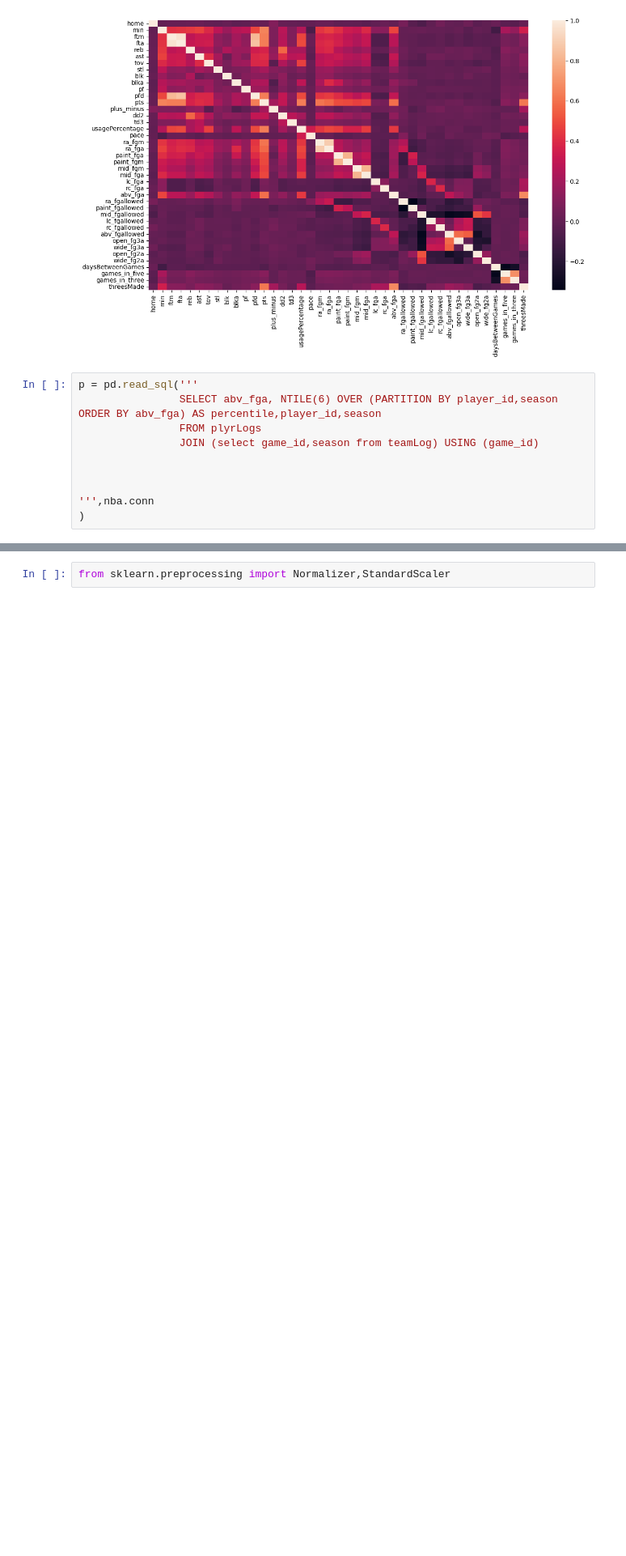
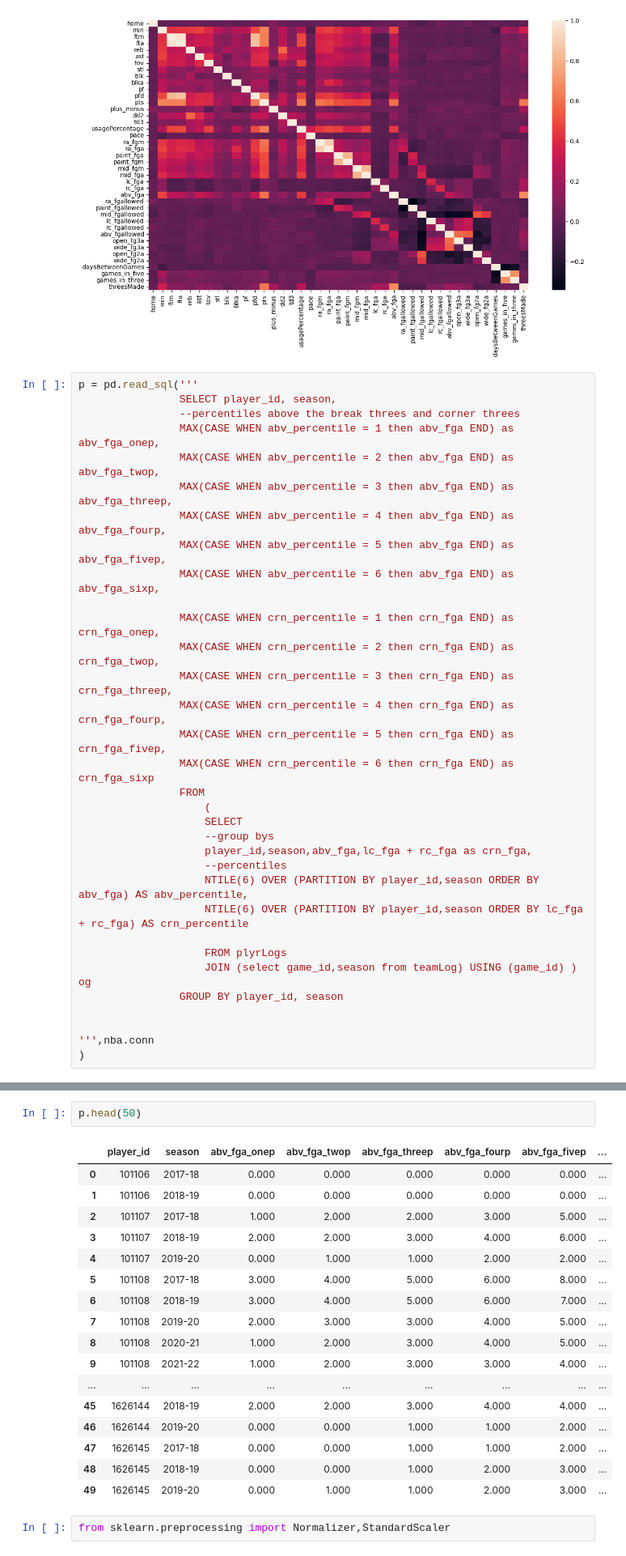
Before and after one commit to eac521/bets, a Jupyter notebook: nba/EDA.ipynb, the cells around one changed output, grey strips where cells are left out. Shown at 81% size. Cells and saved outputs as stored; diff of their text form; blank space fills up the shorter version.

```diff
--- a/nba/EDA.ipynb
+++ b/nba/EDA.ipynb
@@ -1183,10 +1220,33 @@ sns.heatmap(X.filter([col for col in X.columns if col not in ['abv_fgm','rc_fgm'
 [figure]
 # %%
 p = pd.read_sql('''
-                SELECT abv_fga, NTILE(6) OVER (PARTITION BY player_id,season ORDER BY abv_fga) AS percentile,player_id,season
-                FROM plyrLogs
-                JOIN (select game_id,season from teamLog) USING (game_id)
+                SELECT player_id, season,
+                --percentiles above the break threes and corner threes
+                MAX(CASE WHEN abv_percentile = 1 then abv_fga END) as abv_fga_onep,
+                MAX(CASE WHEN abv_percentile = 2 then abv_fga END) as abv_fga_twop,
+                MAX(CASE WHEN abv_percentile = 3 then abv_fga END) as abv_fga_threep,
+                MAX(CASE WHEN abv_percentile = 4 then abv_fga END) as abv_fga_fourp,
+                MAX(CASE WHEN abv_percentile = 5 then abv_fga END) as abv_fga_fivep,
+                MAX(CASE WHEN abv_percentile = 6 then abv_fga END) as abv_fga_sixp,
 
+                MAX(CASE WHEN crn_percentile = 1 then crn_fga END) as crn_fga_onep,
+                MAX(CASE WHEN crn_percentile = 2 then crn_fga END) as crn_fga_twop,
+                MAX(CASE WHEN crn_percentile = 3 then crn_fga END) as crn_fga_threep,
+                MAX(CASE WHEN crn_percentile = 4 then crn_fga END) as crn_fga_fourp,
+                MAX(CASE WHEN crn_percentile = 5 then crn_fga END) as crn_fga_fivep,
+                MAX(CASE WHEN crn_percentile = 6 then crn_fga END) as crn_fga_sixp
+                FROM
+                    (
+                    SELECT
+                    --group bys
+                    player_id,season,abv_fga,lc_fga + rc_fga as crn_fga,
+                    --percentiles
+                    NTILE(6) OVER (PARTITION BY player_id,season ORDER BY abv_fga) AS abv_percentile,
+                    NTILE(6) OVER (PARTITION BY player_id,season ORDER BY lc_fga + rc_fga) AS crn_percentile
+
+                    FROM plyrLogs
+                    JOIN (select game_id,season from teamLog) USING (game_id) ) og
+                GROUP BY player_id, season
 
 
 ''',nba.conn
@@ -1194,3 +1262,23 @@ p = pd.read_sql('''
+# %%
+p.head(50)
+# %% [output]
+|  | player_id | season | abv_fga_onep | abv_fga_twop | abv_fga_threep | abv_fga_fourp | abv_fga_fivep | ... |
+| 0 | 101106 | 2017-18 | 0.000 | 0.000 | 0.000 | 0.000 | 0.000 | ... |
+| 1 | 101106 | 2018-19 | 0.000 | 0.000 | 0.000 | 0.000 | 0.000 | ... |
+| 2 | 101107 | 2017-18 | 1.000 | 2.000 | 2.000 | 3.000 | 5.000 | ... |
+| 3 | 101107 | 2018-19 | 2.000 | 2.000 | 3.000 | 4.000 | 6.000 | ... |
+| 4 | 101107 | 2019-20 | 0.000 | 1.000 | 1.000 | 2.000 | 2.000 | ... |
+| 5 | 101108 | 2017-18 | 3.000 | 4.000 | 5.000 | 6.000 | 8.000 | ... |
+| 6 | 101108 | 2018-19 | 3.000 | 4.000 | 5.000 | 6.000 | 7.000 | ... |
+| 7 | 101108 | 2019-20 | 2.000 | 3.000 | 3.000 | 4.000 | 5.000 | ... |
+| 8 | 101108 | 2020-21 | 1.000 | 2.000 | 3.000 | 4.000 | 5.000 | ... |
+| 9 | 101108 | 2021-22 | 1.000 | 2.000 | 3.000 | 3.000 | 4.000 | ... |
+| ... | ... | ... | ... | ... | ... | ... | ... | ... |
+| 45 | 1626144 | 2018-19 | 2.000 | 2.000 | 3.000 | 4.000 | 4.000 | ... |
+| 46 | 1626144 | 2019-20 | 0.000 | 0.000 | 1.000 | 1.000 | 2.000 | ... |
+| 47 | 1626145 | 2017-18 | 0.000 | 0.000 | 1.000 | 1.000 | 2.000 | ... |
+| 48 | 1626145 | 2018-19 | 0.000 | 0.000 | 1.000 | 2.000 | 3.000 | ... |
+| 49 | 1626145 | 2019-20 | 0.000 | 1.000 | 1.000 | 2.000 | 3.000 | ... |
 # %%
 from sklearn.preprocessing import Normalizer,StandardScaler
 # %%
```
Also changed, not shown: parts of 4 cells of this notebook, 2 other files.
